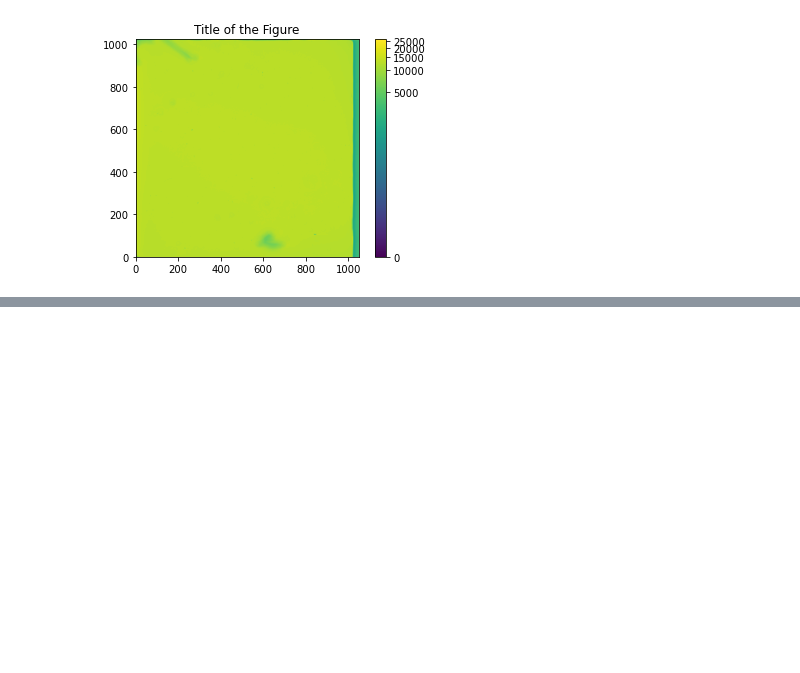
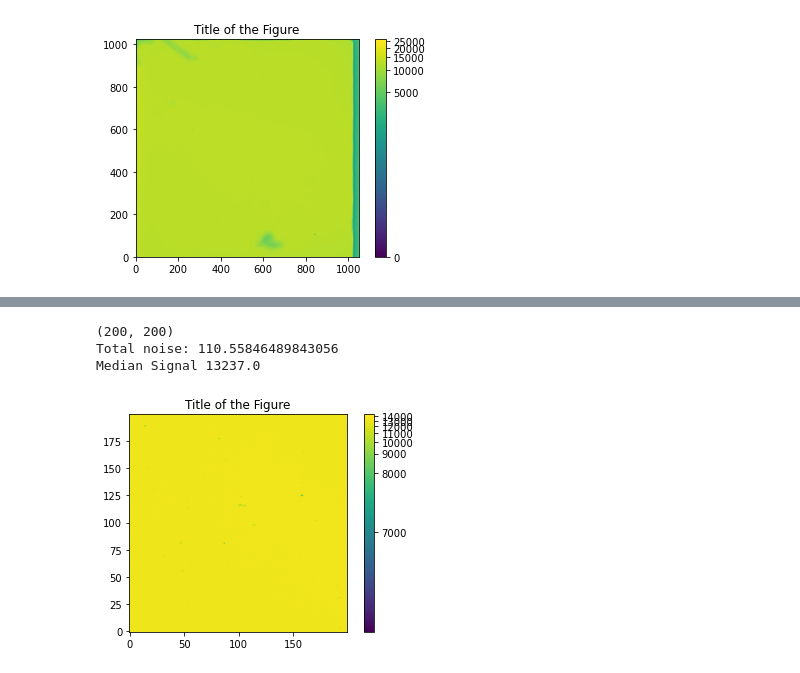
Before and after one commit to fexfl/FP, a Jupyter notebook: F30/F30 Analysis.ipynb, the cells around one changed output, grey strips where cells are left out. Cells and saved outputs as stored; diff of their text form; code cells hidden in the pictures; blank space fills up the shorter version.

```diff
--- a/F30/F30 Analysis.ipynb
+++ b/F30/F30 Analysis.ipynb
@@ -360,0 +384,23 @@ fig.colorbar(im, ax=ax)
+# %%
+hdul = fits.open(sensitivity_paths_2[4])
+image = hdul[0].data
+
+image_uni_2 = image[400:600,400:600]
+print(image_uni_2.shape)
+
+norm = simple_norm(image_uni_2,'log', percent=100)
+fig, ax = plt.subplots()
+ax.set_title("Title of the Figure")
+im = ax.imshow(image_uni_2[:,:] , norm=norm , origin="lower", cmap="viridis")
+fig.colorbar(im, ax=ax)
+
+noise_tot_2 = np.std(image_uni_2)
+median_sig_2 = np.median(image_uni_2)
+
+print("Total noise:",noise_tot_2)
+print("Median Signal", median_sig_2)
+# %% [output]
+(200, 200)
+Total noise: 110.55846489843056
+Median Signal 13237.0
+[figure, added]
```
Also changed, not shown: parts of 3 cells of this notebook.
